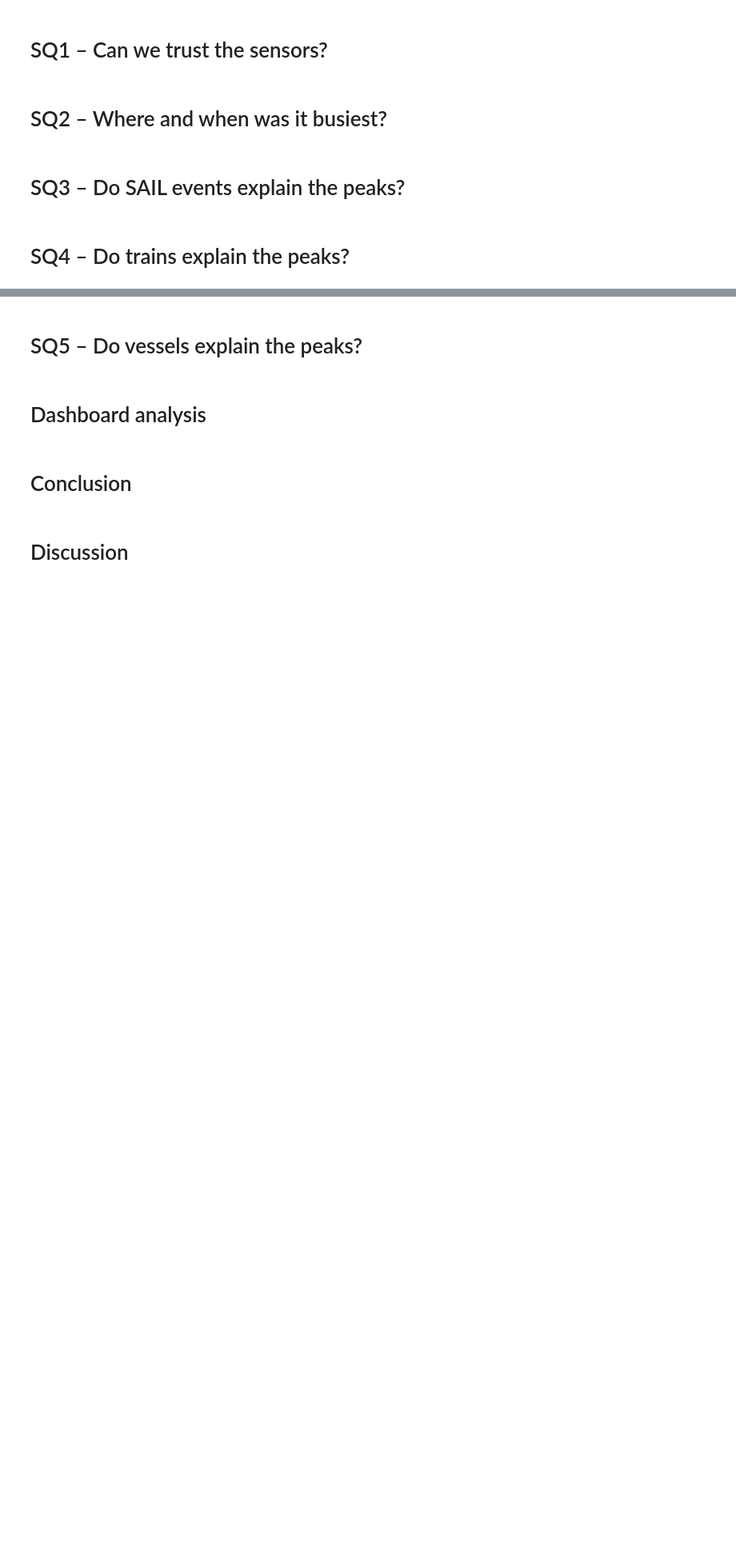
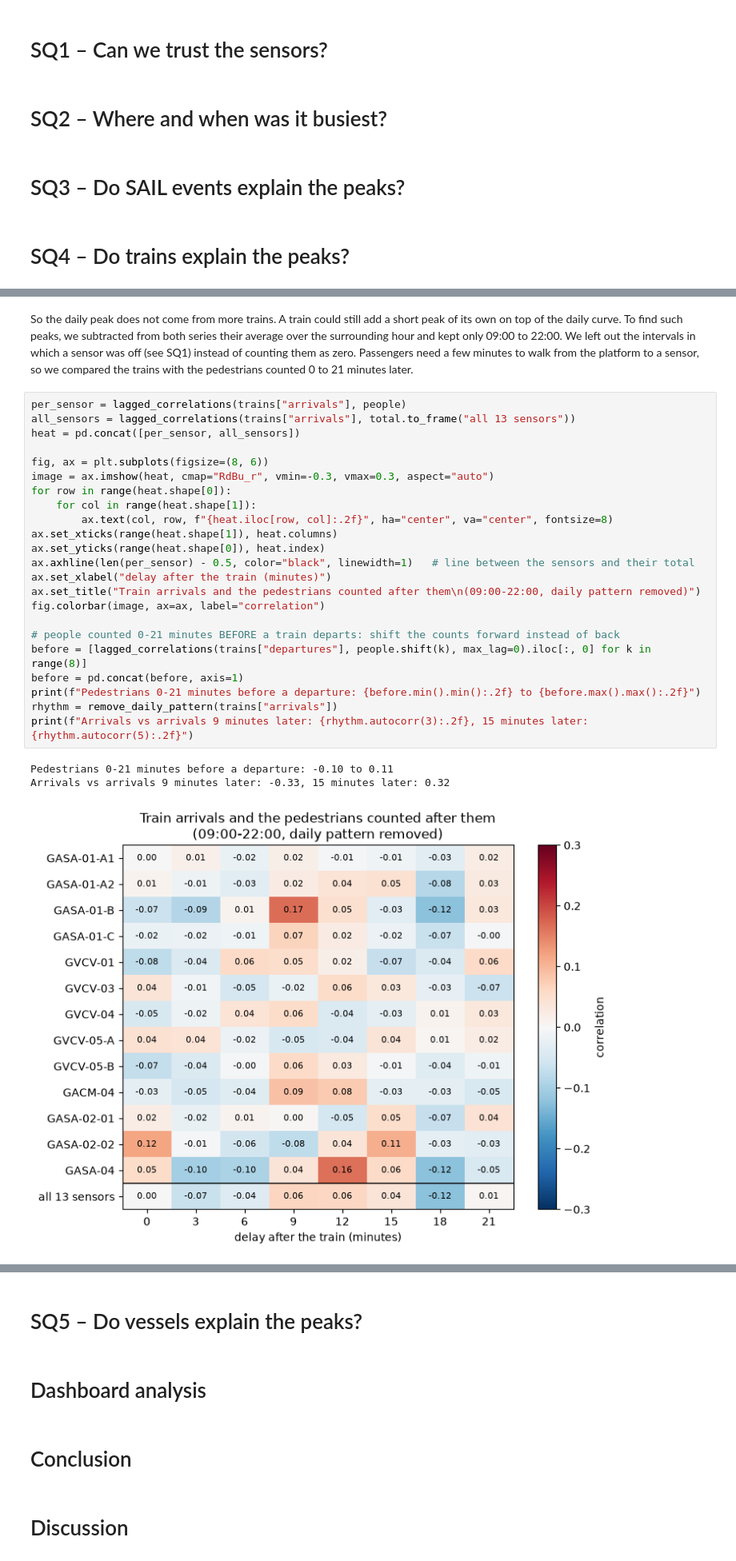
Before and after one commit to andreadellacorte3/SAIL2025_crowd_monitoring_Group5, a Jupyter notebook: Report.ipynb, the cells around one changed output, grey strips where cells are left out. Shown at 80% size. Drawn from its saved outputs; the diff is of its cells as text; blank space fills up the shorter version.

Commit message:
Add SQ4 to the report: train arrivals and pedestrians near Amsterdam Centraal

```diff
--- a/Report.ipynb
+++ b/Report.ipynb
@@ -192,0 +226,29 @@ KPI:
+# %% [markdown]
+So the daily peak does not come from more trains. A train could still add a short peak of its own on top of the daily curve. To find such peaks, we subtracted from both series their average over the surrounding hour and kept only 09:00 to 22:00. We left out the intervals in which a sensor was off (see SQ1) instead of counting them as zero. Passengers need a few minutes to walk from the platform to a sensor, so we compared the trains with the pedestrians counted 0 to 21 minutes later.
+# %%
+per_sensor = lagged_correlations(trains["arrivals"], people)
+all_sensors = lagged_correlations(trains["arrivals"], total.to_frame("all 13 sensors"))
+heat = pd.concat([per_sensor, all_sensors])
+
+fig, ax = plt.subplots(figsize=(8, 6))
+image = ax.imshow(heat, cmap="RdBu_r", vmin=-0.3, vmax=0.3, aspect="auto")
+for row in range(heat.shape[0]):
+    for col in range(heat.shape[1]):
+        ax.text(col, row, f"{heat.iloc[row, col]:.2f}", ha="center", va="center", fontsize=8)
+ax.set_xticks(range(heat.shape[1]), heat.columns)
+ax.set_yticks(range(heat.shape[0]), heat.index)
+ax.axhline(len(per_sensor) - 0.5, color="black", linewidth=1)   # line between the sensors and their total
+ax.set_xlabel("delay after the train (minutes)")
+ax.set_title("Train arrivals and the pedestrians counted after them\n(09:00-22:00, daily pattern removed)")
+fig.colorbar(image, ax=ax, label="correlation")
+
+# people counted 0-21 minutes BEFORE a train departs: shift the counts forward instead of back
+before = [lagged_correlations(trains["departures"], people.shift(k), max_lag=0).iloc[:, 0] for k in range(8)]
+before = pd.concat(before, axis=1)
+print(f"Pedestrians 0-21 minutes before a departure: {before.min().min():.2f} to {before.max().max():.2f}")
+rhythm = remove_daily_pattern(trains["arrivals"])
+print(f"Arrivals vs arrivals 9 minutes later: {rhythm.autocorr(3):.2f}, 15 minutes later: {rhythm.autocorr(5):.2f}")
+# %% [output]
+Pedestrians 0-21 minutes before a departure: -0.10 to 0.11
+Arrivals vs arrivals 9 minutes later: -0.33, 15 minutes later: 0.32
+[figure, added]
```
Also changed, not shown: parts of 3 cells of this notebook.
